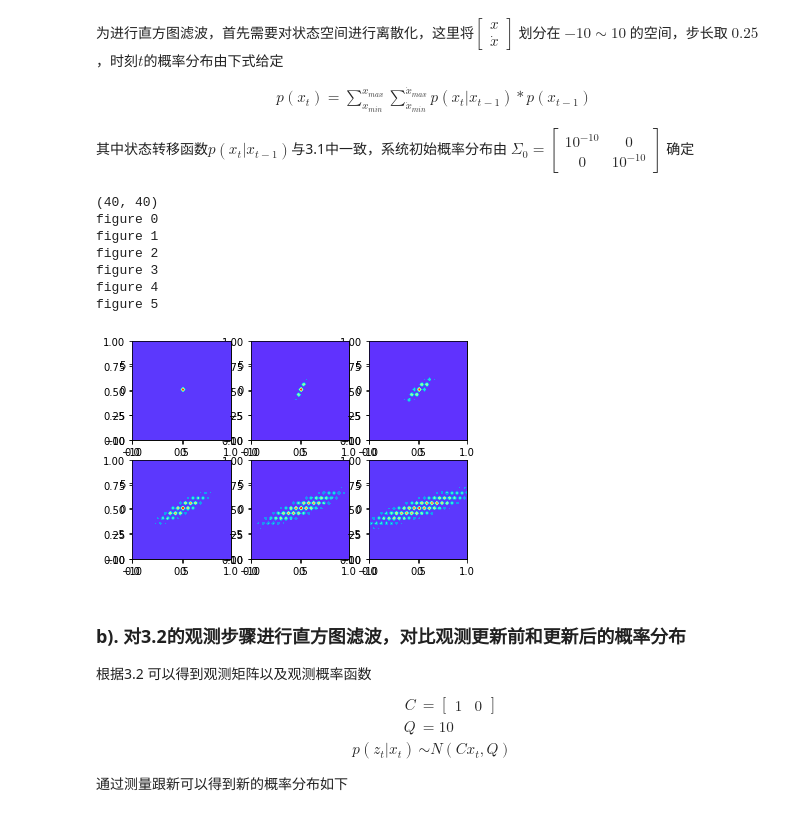
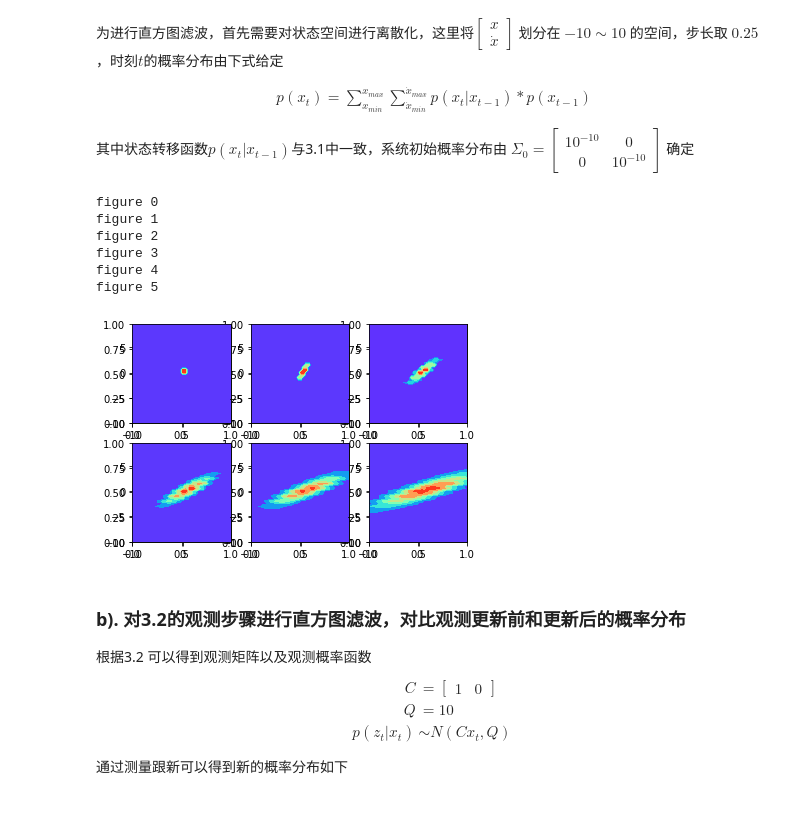
Before and after one commit to Yu-Xiaoxian/probabilistic_robotics_exercises, a Jupyter notebook: ch4_nonparametric_filters/第四章-非参数滤波.ipynb, the cells around one changed output. Cells and saved outputs as stored; diff of their text form; code cells hidden in the pictures.

```diff
--- a/ch4_nonparametric_filters/第四章-非参数滤波.ipynb
+++ b/ch4_nonparametric_filters/第四章-非参数滤波.ipynb
@@ -37,7 +37,7 @@ $$
 
 其中状态转移函数$p(x_t|x_{t-1})$与3.1中一致，系统初始概率分布由 $\Sigma_0=\begin{bmatrix}10^{-10} &0\\0 &10^{-10} \end{bmatrix}$ 确定
 # %%
-Sigma_0 = np.mat([[1e-10, 0],[0, 1e-10]])
+Sigma_0 = np.mat([[1e-5, 0],[0, 1e-5]])
 
 delta = 0.5
 X_max = 10
@@ -48,51 +48,47 @@ X_dot_min = -10
 X=np.arange(X_min, X_max, delta)
 X_dot=np.arange(X_dot_min, X_dot_max, delta)
 X, X_dot=np.meshgrid(X, X_dot)
-P=np.ones(X.shape)/((X_max-X_min)/delta*(X_dot_max-X_dot_min)/delta)
+P=np.zeros(X.shape)
 #initialize P_0
-sum = 0.0
-for i in range(P.shape[0]):
-        for j in range(P.shape[1]):
-            X_0=np.mat([[X[i][j]], [X_dot[i][j]]])
-            P[i][j]=math.pow(math.e, -1.0/2.0 * X_0.T * Sigma_0.I * X_0)
-            sum+=P[i,j]
-
-P = P/sum
-print(X.shape)
+i=math.floor(X.shape[0]/2)
+j=math.floor(X.shape[1]/2)
+P[i, j] = 0.25
+P[i+1, j] = 0.25
+P[i, j+1] = 0.25
+P[i+1, j+1] = 0.25
 
 fig,ax = plt.subplots(2,3)
 
 #from time 0 to 5
 for fi in range(6):
     print("figure", fi)
     ax = fig.add_subplot(2,3,1+fi)
     P_bar=np.zeros(X.shape)
 
     # calculate probabilitics
     sum = 0.0
     for i in range(P_bar.shape[0]):
         for j in range(P_bar.shape[1]):
-            X_t=np.mat([[X[i][j]], [X_dot[i][j]]])
+            X_t=np.mat([[X[i,j]] , [X_dot[i,j]]])
             for i_t_1 in range(P.shape[0]):
                 for j_t_1 in range(P.shape[1]):
                     X_t_1=np.mat([[X[i_t_1,j_t_1]], [X_dot[i_t_1,j_t_1]]])
                     P_bar[i][j]+=math.pow(math.e, -1.0/2.0 * (X_t-A*X_t_1).T * R.I * (X_t-A*X_t_1))*P[i_t_1, j_t_1]
             sum+=P_bar[i][j]
     P_bar=P_bar/sum
 
     ax.contourf(X, X_dot, P, cmap='rainbow')
     P = P_bar
 
 plt.show()
 # %% [output]
-(40, 40)
 figure 0
 figure 1
 figure 2
 figure 3
 figure 4
 figure 5
-[figure, old version]
+[figure, new version]
 # %% [markdown]
 ### b). 对3.2的观测步骤进行直方图滤波，对比观测更新前和更新后的概率分布
 
```
Also changed, not shown: parts of 2 cells of this notebook.
